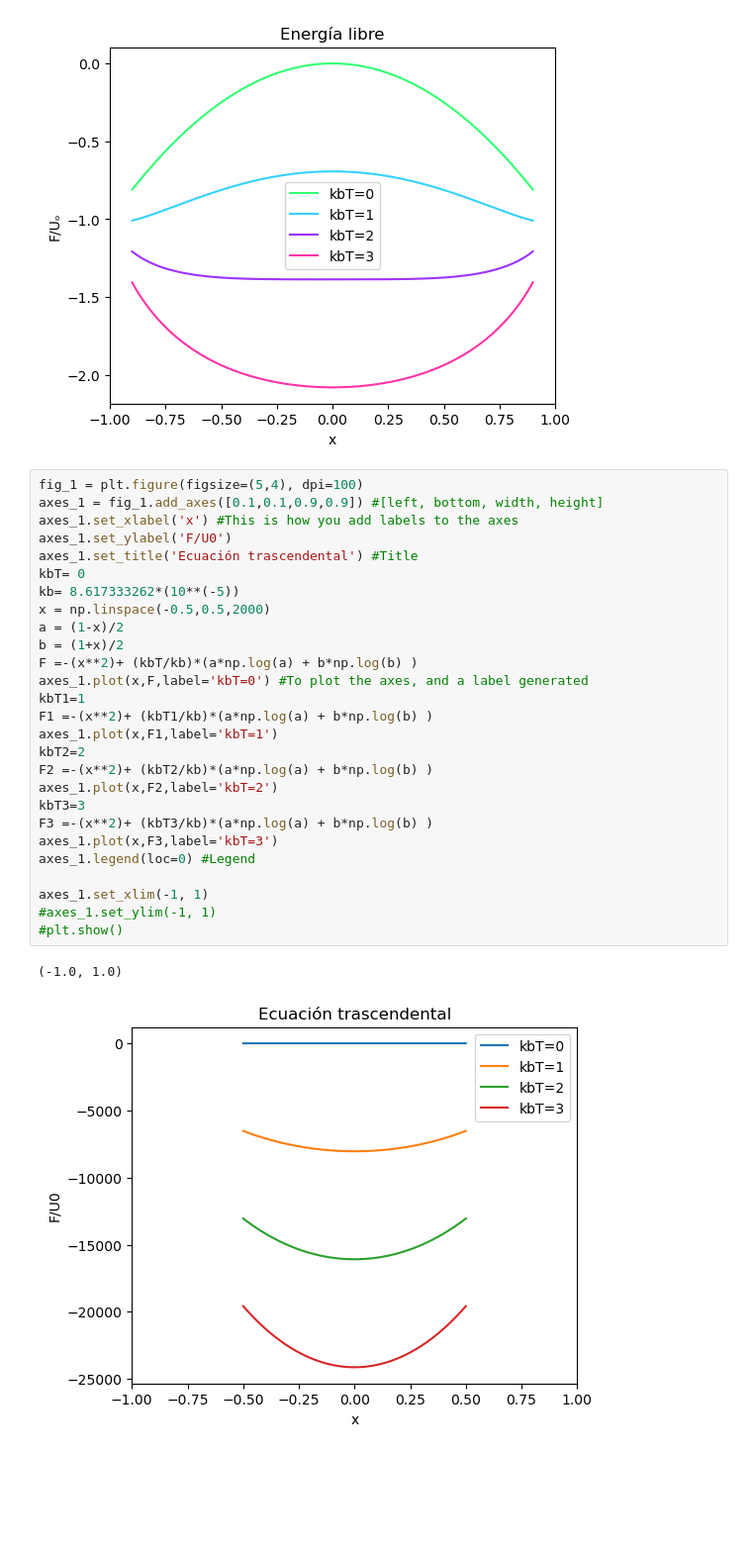
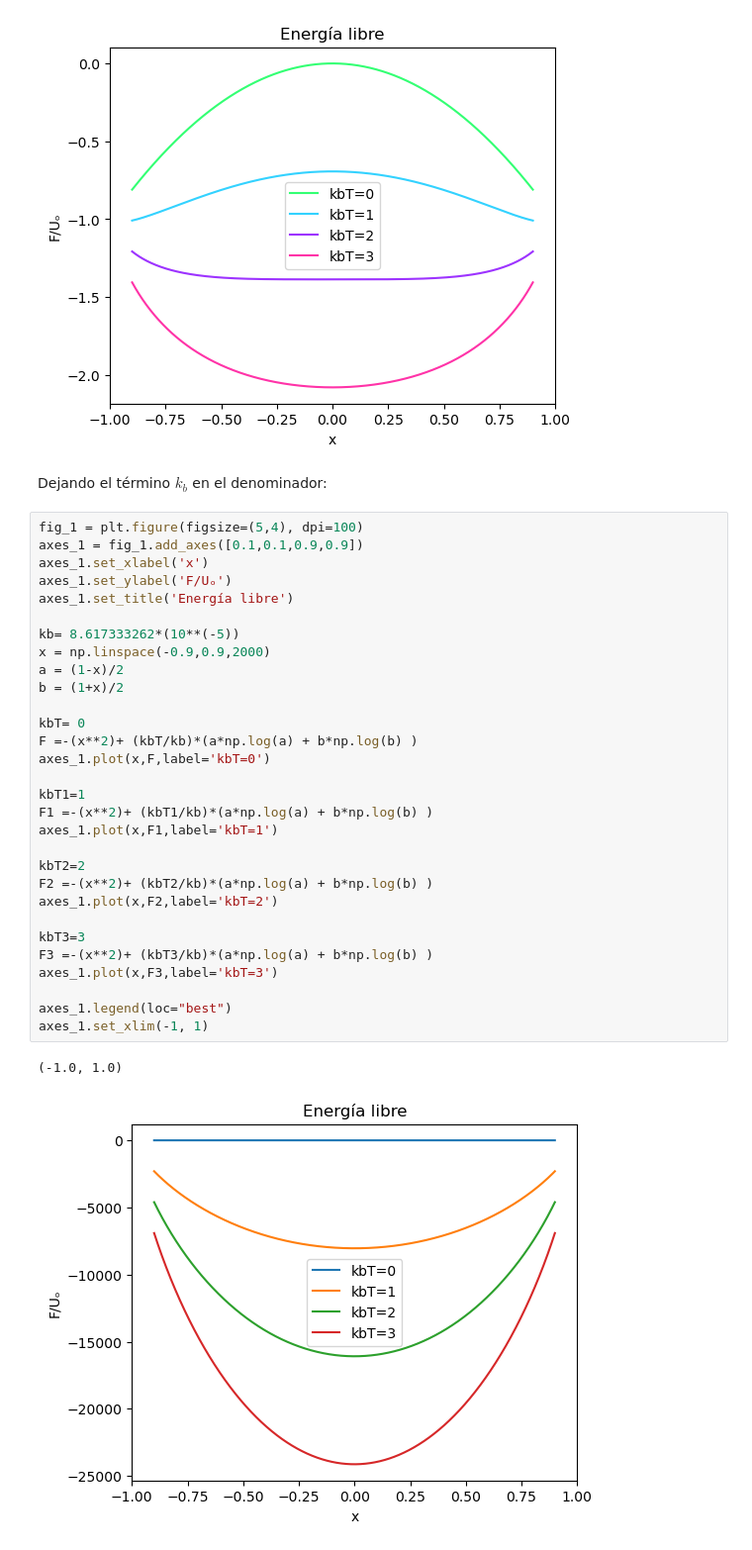
Before and after one commit to celestecastro15/Fisica-Estadistica, a Jupyter notebook: TareaExamen5.ipynb, the cells around one changed output. Shown at 99% size. Drawn from its saved outputs; the diff is of its cells as text; blank space fills up the shorter version.

```diff
--- a/TareaExamen5.ipynb
+++ b/TareaExamen5.ipynb
@@ -61,33 +67,38 @@ axes_1.set_xlim(-1, 1)
 # %% [output]
 (-1.0, 1.0)
 [figure]
+# %% [markdown]
+Dejando el término $k_b$ en el denominador:
 # %%
 fig_1 = plt.figure(figsize=(5,4), dpi=100)
-axes_1 = fig_1.add_axes([0.1,0.1,0.9,0.9]) #[left, bottom, width, height]
-axes_1.set_xlabel('x') #This is how you add labels to the axes
-axes_1.set_ylabel('F/U0')
-axes_1.set_title('Ecuación trascendental') #Title
-kbT= 0
+axes_1 = fig_1.add_axes([0.1,0.1,0.9,0.9])
+axes_1.set_xlabel('x')
+axes_1.set_ylabel('F/Uₒ')
+axes_1.set_title('Energía libre')
+
 kb= 8.617333262*(10**(-5))
-x = np.linspace(-0.5,0.5,2000)
+x = np.linspace(-0.9,0.9,2000)
 a = (1-x)/2
 b = (1+x)/2
+
+kbT= 0
 F =-(x**2)+ (kbT/kb)*(a*np.log(a) + b*np.log(b) )
-axes_1.plot(x,F,label='kbT=0') #To plot the axes, and a label generated
+axes_1.plot(x,F,label='kbT=0')
+
 kbT1=1
 F1 =-(x**2)+ (kbT1/kb)*(a*np.log(a) + b*np.log(b) )
 axes_1.plot(x,F1,label='kbT=1')
+
 kbT2=2
 F2 =-(x**2)+ (kbT2/kb)*(a*np.log(a) + b*np.log(b) )
 axes_1.plot(x,F2,label='kbT=2')
+
 kbT3=3
 F3 =-(x**2)+ (kbT3/kb)*(a*np.log(a) + b*np.log(b) )
 axes_1.plot(x,F3,label='kbT=3')
-axes_1.legend(loc=0) #Legend
 
+axes_1.legend(loc="best")
 axes_1.set_xlim(-1, 1)
-#axes_1.set_ylim(-1, 1)
-#plt.show()
 # %% [output]
 (-1.0, 1.0)
-[figure, old version]
+[figure, new version]
```
Also changed, not shown: parts of 4 cells of this notebook.
